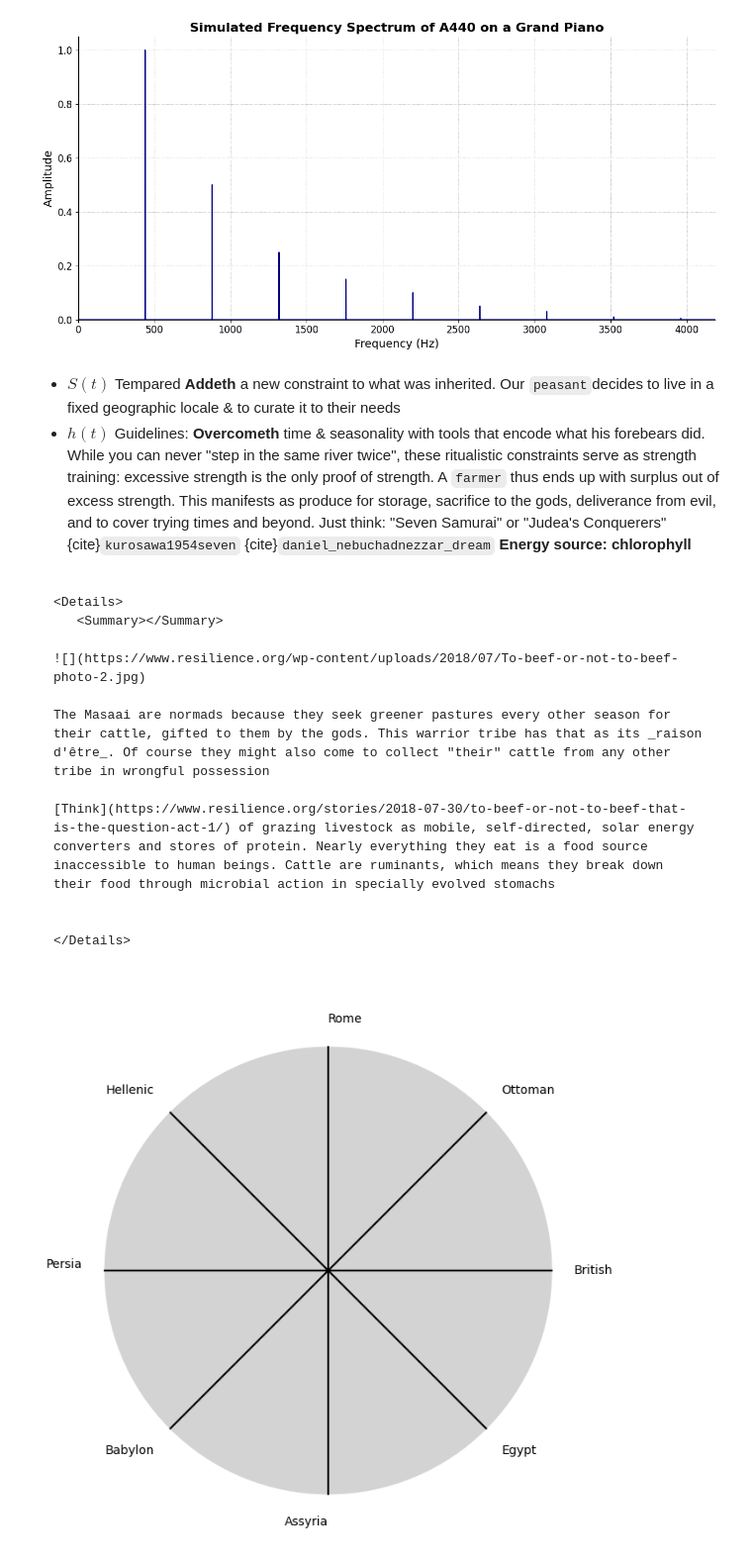
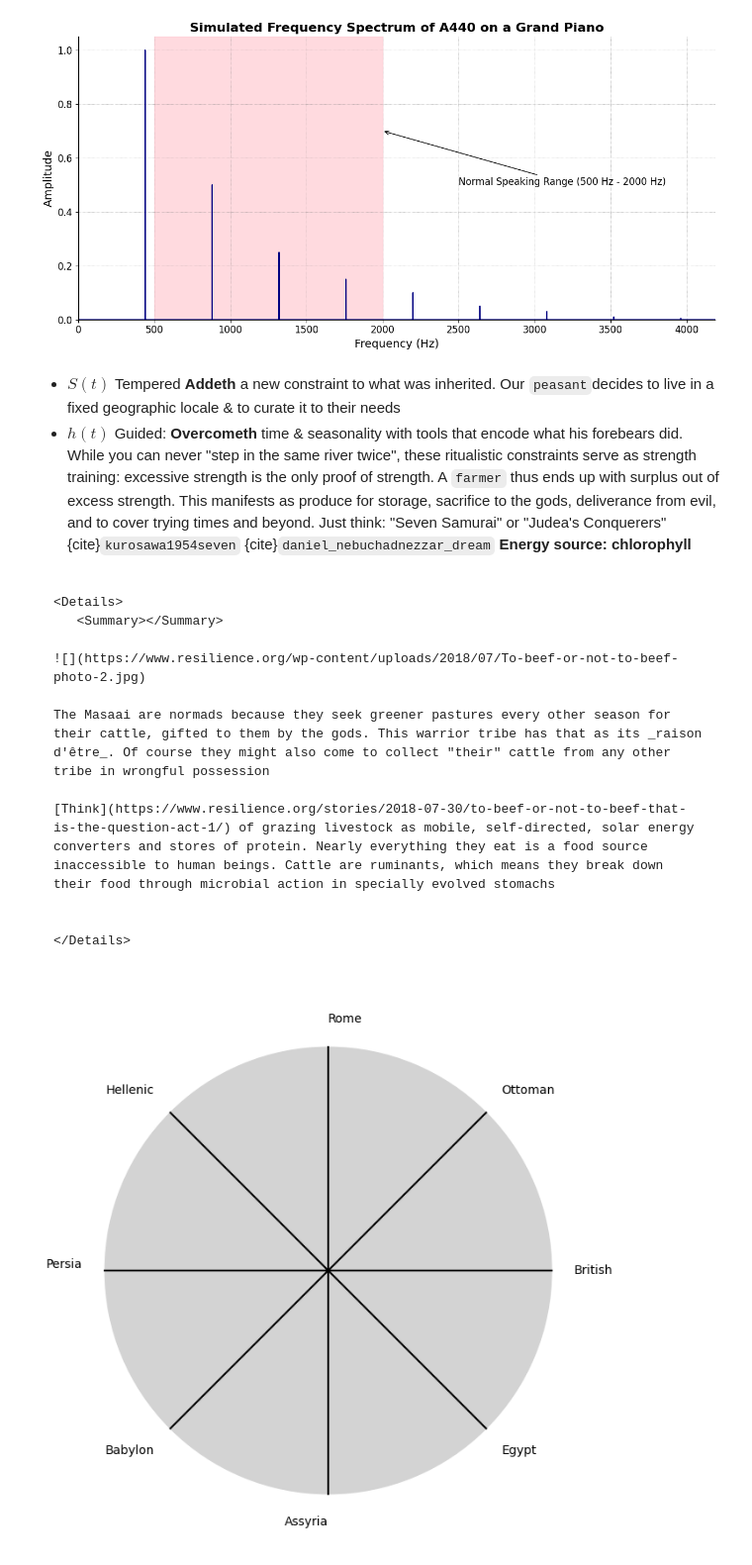
Before and after one commit to abikesa/thesis, a Jupyter notebook: kitabo/ensi/_build/html/_sources/index.ipynb, the cells around one changed output. Shown at 99% size. Drawn from its saved outputs; the diff is of its cells as text; code cells hidden in the pictures.

````diff
--- a/kitabo/ensi/_build/html/_sources/index.ipynb
+++ b/kitabo/ensi/_build/html/_sources/index.ipynb
@@ -71,38 +71,48 @@ for i, harmonic in enumerate(harmonics):
 N = len(signal)
 yf = np.fft.fft(signal)
 xf = np.fft.fftfreq(N, 1 / sample_rate)
 
 # Plot the frequency spectrum
 plt.figure(figsize=(12, 6))
 plt.plot(xf[:N//2], 2.0/N * np.abs(yf[:N//2]), color='navy', lw=1.5)
 
 # Aesthetics improvements
 plt.title('Simulated Frequency Spectrum of A440 on a Grand Piano', fontsize=16, weight='bold')
 plt.xlabel('Frequency (Hz)', fontsize=14)
 plt.ylabel('Amplitude', fontsize=14)
 plt.xlim(0, 4186)  # Limit to the highest frequency on a piano (C8)
 plt.ylim(0, None)
 
+# Shading the region for normal speaking range (approximately 85 Hz to 255 Hz)
+plt.axvspan(500, 2000, color='lightpink', alpha=0.5)
+
+# Annotate the shaded region
+plt.annotate('Normal Speaking Range (500 Hz - 2000 Hz)',
+             xy=(2000, 0.7), xycoords='data',
+             xytext=(2500, 0.5), textcoords='data',
+             arrowprops=dict(facecolor='black', arrowstyle="->"),
+             fontsize=12, color='black')
+
 # Remove top and right spines
 plt.gca().spines['top'].set_visible(False)
 plt.gca().spines['right'].set_visible(False)
 
 # Customize ticks
 plt.xticks(fontsize=12)
 plt.yticks(fontsize=12)
 
 # Light grid
 plt.grid(color='grey', linestyle=':', linewidth=0.5)
 
 # Show the plot
 plt.tight_layout()
 plt.show()
 # %% [output]
-[figure, old version]
+[figure, new version]
 # %% [markdown]
 
-- $S(t)$ Tempared **Addeth** a new constraint to what was inherited. Our `peasant`decides to live in a fixed geographic locale & to curate it to their needs
-- $h(t)$ Guidelines: **Overcometh** time & seasonality with tools that encode what his forebears did. While you can never "step in the same river twice", these ritualistic constraints serve as strength training: excessive strength is the only proof of strength. A `farmer` thus ends up with surplus out of excess strength.  This manifests as produce for storage, sacrifice to the gods, deliverance from evil, and to cover trying times and beyond. Just think: "Seven Samurai" or "Judea's Conquerers" {cite}`kurosawa1954seven` {cite}`daniel_nebuchadnezzar_dream` **Energy source: chlorophyll**
+- $S(t)$ Tempered **Addeth** a new constraint to what was inherited. Our `peasant`decides to live in a fixed geographic locale & to curate it to their needs
+- $h(t)$ Guided: **Overcometh** time & seasonality with tools that encode what his forebears did. While you can never "step in the same river twice", these ritualistic constraints serve as strength training: excessive strength is the only proof of strength. A `farmer` thus ends up with surplus out of excess strength.  This manifests as produce for storage, sacrifice to the gods, deliverance from evil, and to cover trying times and beyond. Just think: "Seven Samurai" or "Judea's Conquerers" {cite}`kurosawa1954seven` {cite}`daniel_nebuchadnezzar_dream` **Energy source: chlorophyll**
 
 ```{margin}
 
````
Also changed, not shown: parts of 1 cell of this notebook, 5 other files.
